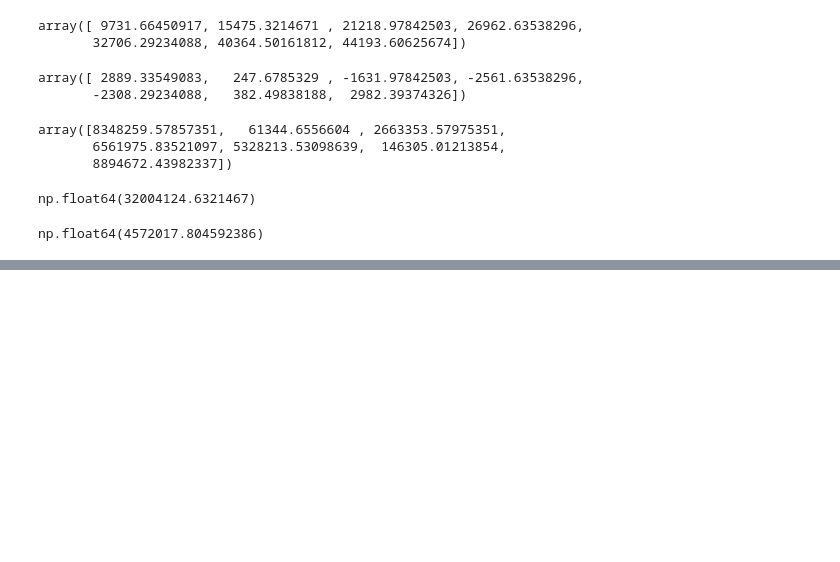
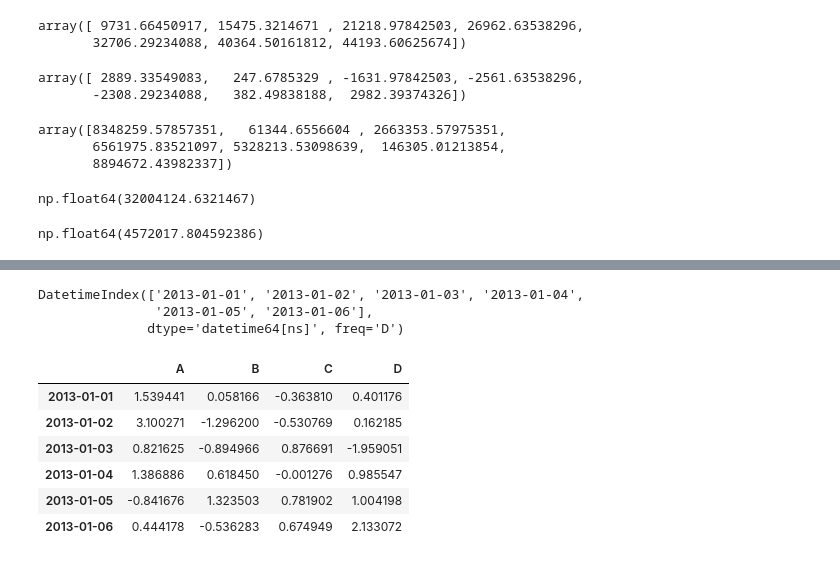
Before and after one commit to sluggishpoem/Mineria-de-datos, a Jupyter notebook: Mineria_de_datos.ipynb, the cells around one changed output, grey strips where cells are left out. Saved outputs shown, nothing was run; the diff lists cells and outputs as text; code cells hidden in the pictures; blank space fills up the shorter version.

```diff
--- a/Mineria_de_datos.ipynb
+++ b/Mineria_de_datos.ipynb
@@ -955,0 +975,20 @@ np.float64(4572017.804592386)
+# %%
+#Rangos, PANDAS puede generar secuencia de dias
+dates = pd.date_range("20130101", periods=6)
+dates
+# %% [output]
+DatetimeIndex(['2013-01-01', '2013-01-02', '2013-01-03', '2013-01-04',
+               '2013-01-05', '2013-01-06'],
+              dtype='datetime64[ns]', freq='D')
+# %%
+#En los dataframes se puede expresar en filas x columnas, se dieferencia por cáracter
+df = pd.DataFrame(np.random.randn(6, 4), index=dates, columns=list("ABCD"))
+df
+# %% [output]
+|  | A | B | C | D |
+| 2013-01-01 | 1.539441 | 0.058166 | -0.363810 | 0.401176 |
+| 2013-01-02 | 3.100271 | -1.296200 | -0.530769 | 0.162185 |
+| 2013-01-03 | 0.821625 | -0.894966 | 0.876691 | -1.959051 |
+| 2013-01-04 | 1.386886 | 0.618450 | -0.001276 | 0.985547 |
+| 2013-01-05 | -0.841676 | 1.323503 | 0.781902 | 1.004198 |
+| 2013-01-06 | 0.444178 | -0.536283 | 0.674949 | 2.133072 |
```
Also changed, not shown: parts of 23 cells of this notebook.
